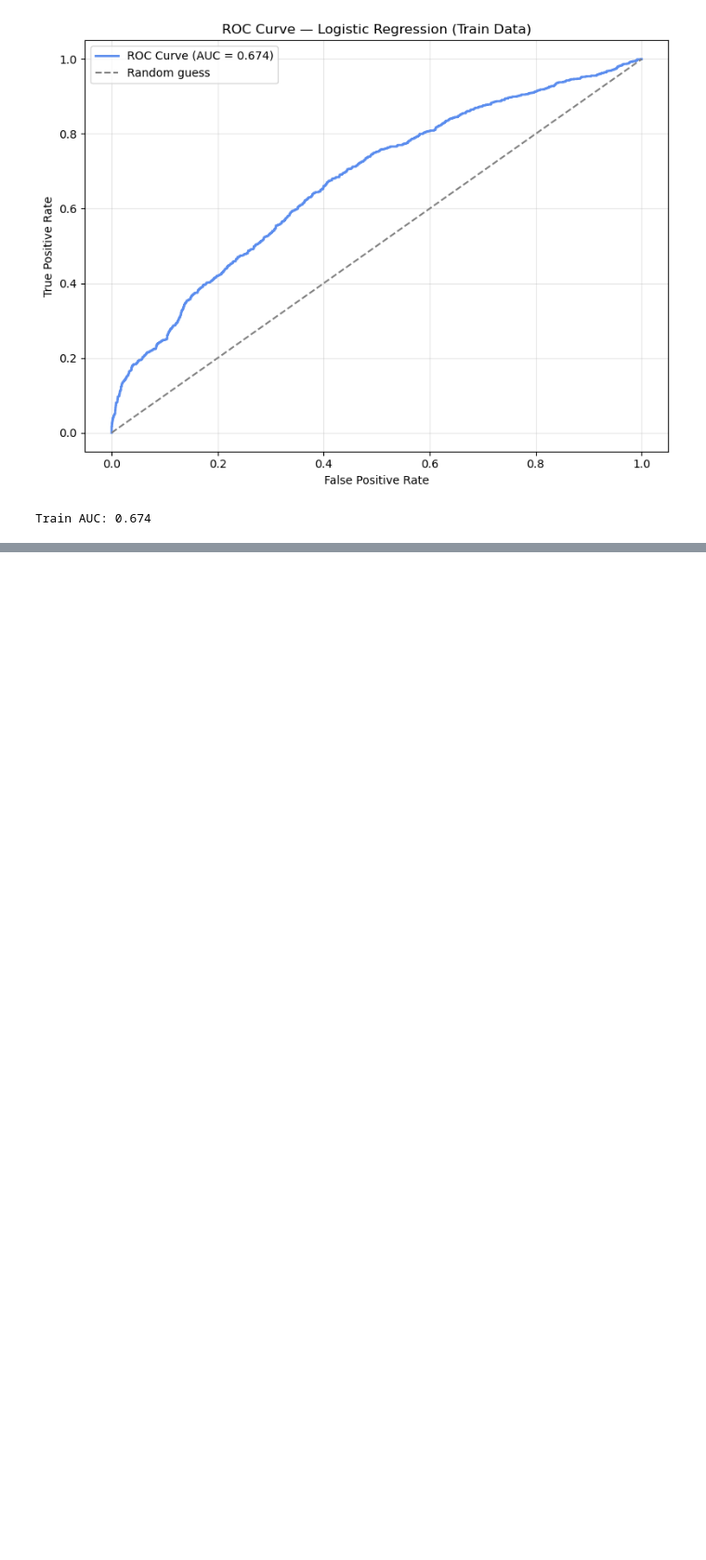
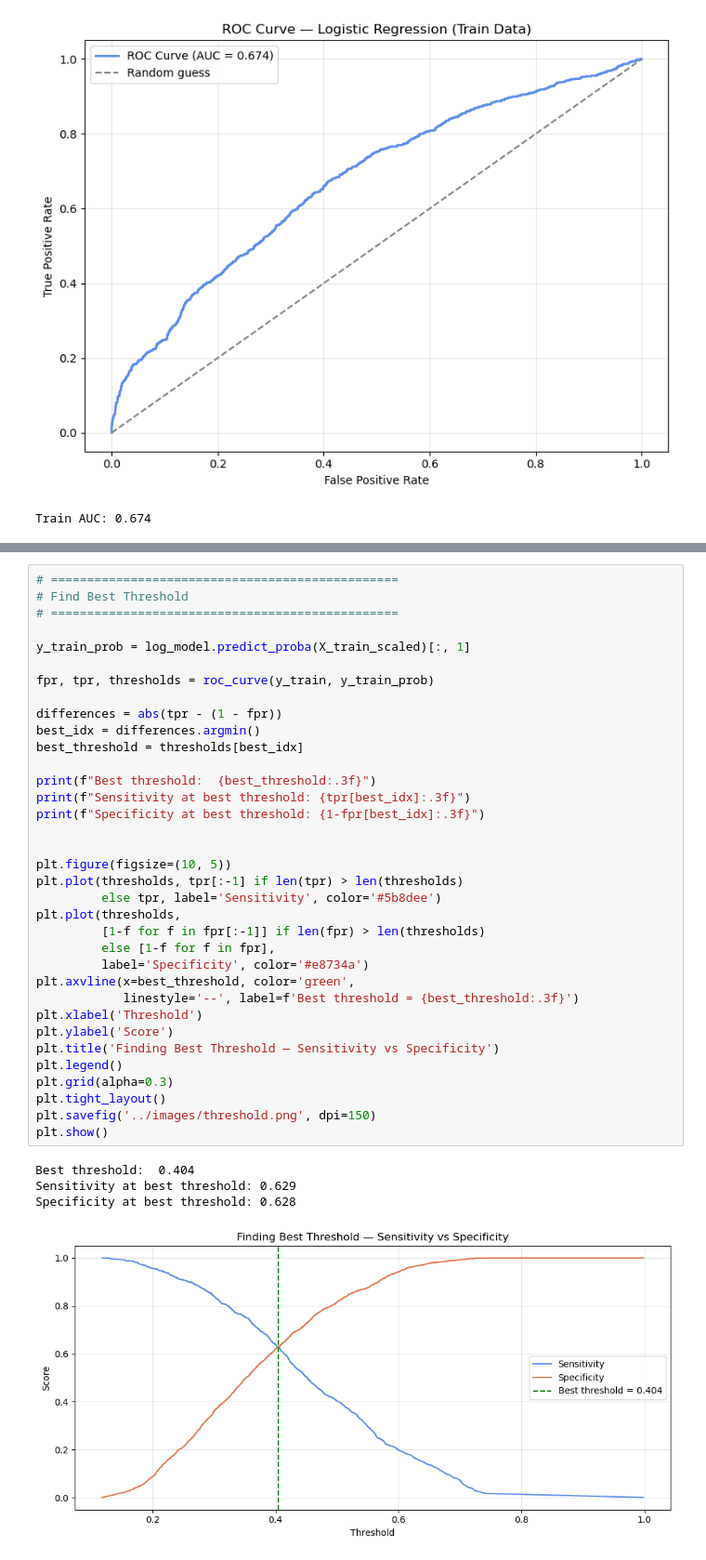
Before and after one commit to Aliona83/retail-customer-analytics, a Jupyter notebook: notebooks/04_campaign_model.ipynb, the cells around one changed output, grey strips where cells are left out. Shown at 93% size. Cells and saved outputs as stored; diff of their text form; blank space fills up the shorter version.

Commit message:
Add confussion marix and best threshold

```diff
--- a/notebooks/04_campaign_model.ipynb
+++ b/notebooks/04_campaign_model.ipynb
@@ -192,0 +237,40 @@ Train AUC: 0.674
+# %%
+# ================================================
+# Find Best Threshold
+# ================================================
+
+y_train_prob = log_model.predict_proba(X_train_scaled)[:, 1]
+
+fpr, tpr, thresholds = roc_curve(y_train, y_train_prob)
+
+differences = abs(tpr - (1 - fpr))
+best_idx = differences.argmin()
+best_threshold = thresholds[best_idx]
+
+print(f"Best threshold:  {best_threshold:.3f}")
+print(f"Sensitivity at best threshold: {tpr[best_idx]:.3f}")
+print(f"Specificity at best threshold: {1-fpr[best_idx]:.3f}")
+
+
+plt.figure(figsize=(10, 5))
+plt.plot(thresholds, tpr[:-1] if len(tpr) > len(thresholds)
+         else tpr, label='Sensitivity', color='#5b8dee')
+plt.plot(thresholds,
+         [1-f for f in fpr[:-1]] if len(fpr) > len(thresholds)
+         else [1-f for f in fpr],
+         label='Specificity', color='#e8734a')
+plt.axvline(x=best_threshold, color='green',
+            linestyle='--', label=f'Best threshold = {best_threshold:.3f}')
+plt.xlabel('Threshold')
+plt.ylabel('Score')
+plt.title('Finding Best Threshold — Sensitivity vs Specificity')
+plt.legend()
+plt.grid(alpha=0.3)
+plt.tight_layout()
+plt.savefig('../images/threshold.png', dpi=150)
+plt.show()
+# %% [output]
+Best threshold:  0.404
+Sensitivity at best threshold: 0.629
+Specificity at best threshold: 0.628
+[figure, added]
```
Also changed, not shown: parts of 1 cell of this notebook, 1 other file.
